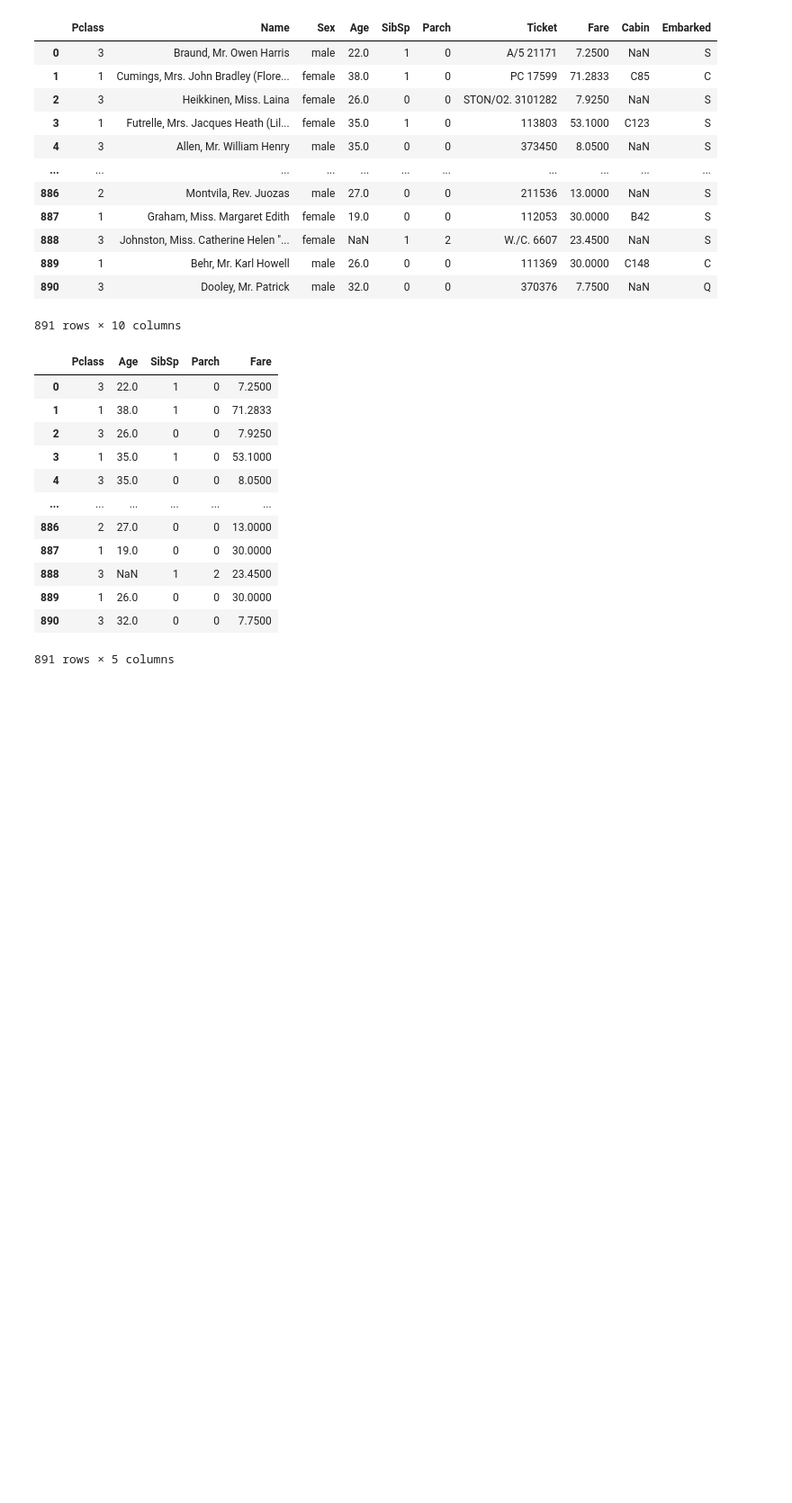
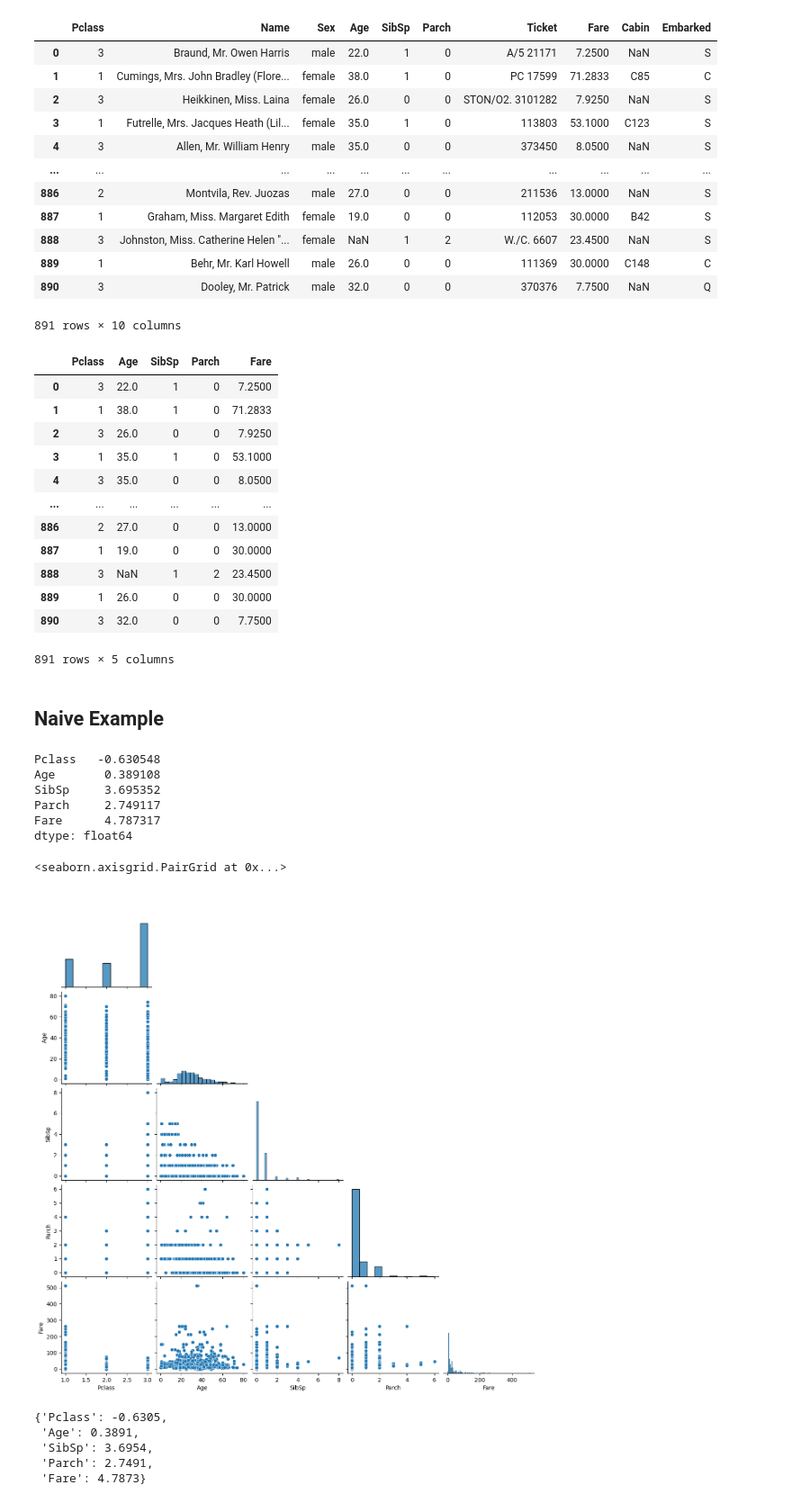
Before and after one commit to AlexandreGazagnes/scikit-transformers, a Jupyter notebook: docs/example.ipynb, the cells around one changed output. Shown: that part at 90% size. Cells and saved outputs as stored; diff of their text form; code cells hidden in the pictures; blank space fills up the shorter version.

```diff
--- a/docs/example.ipynb
+++ b/docs/example.ipynb
@@ -91,3 +105,29 @@ X
 | 889 | 1 | 26.0 | 0 | 0 | 30.0000 |
 | 890 | 3 | 32.0 | 0 | 0 | 7.7500 |
 891 rows × 5 columns
+# %% [markdown]
+## Naive Example
+# %%
+X.skew()
+# %% [output]
+Pclass   -0.630548
+Age       0.389108
+SibSp     3.695352
+Parch     2.749117
+Fare      4.787317
+dtype: float64
+# %%
+sns.pairplot(X,corner=True)
+# %% [output]
+<seaborn.axisgrid.PairGrid at 0x...>
+[figure, added]
+# %%
+_X = X.copy()
+skew = _X.skew().round(4).to_dict()
+skew
+# %% [output]
+{'Pclass': -0.6305,
+ 'Age': 0.3891,
+ 'SibSp': 3.6954,
+ 'Parch': 2.7491,
+ 'Fare': 4.7873}
```
Also changed, not shown: parts of 28 cells of this notebook.
